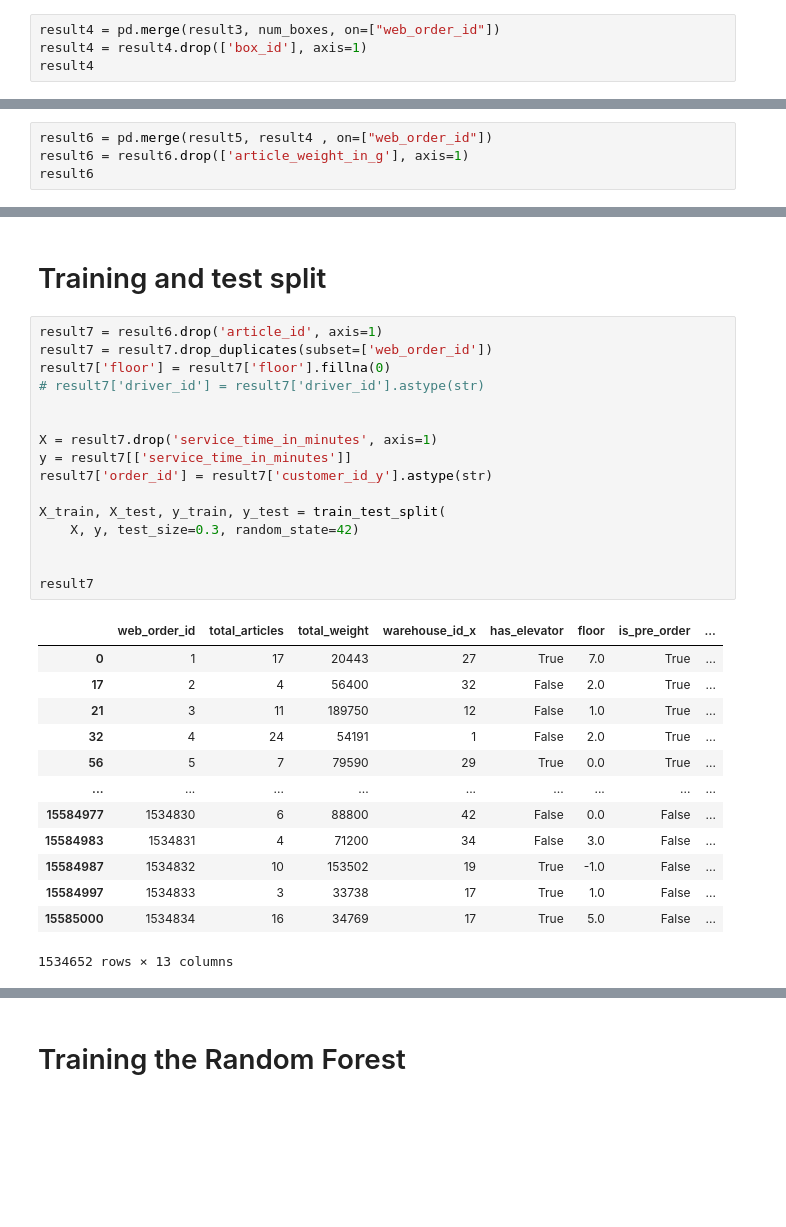
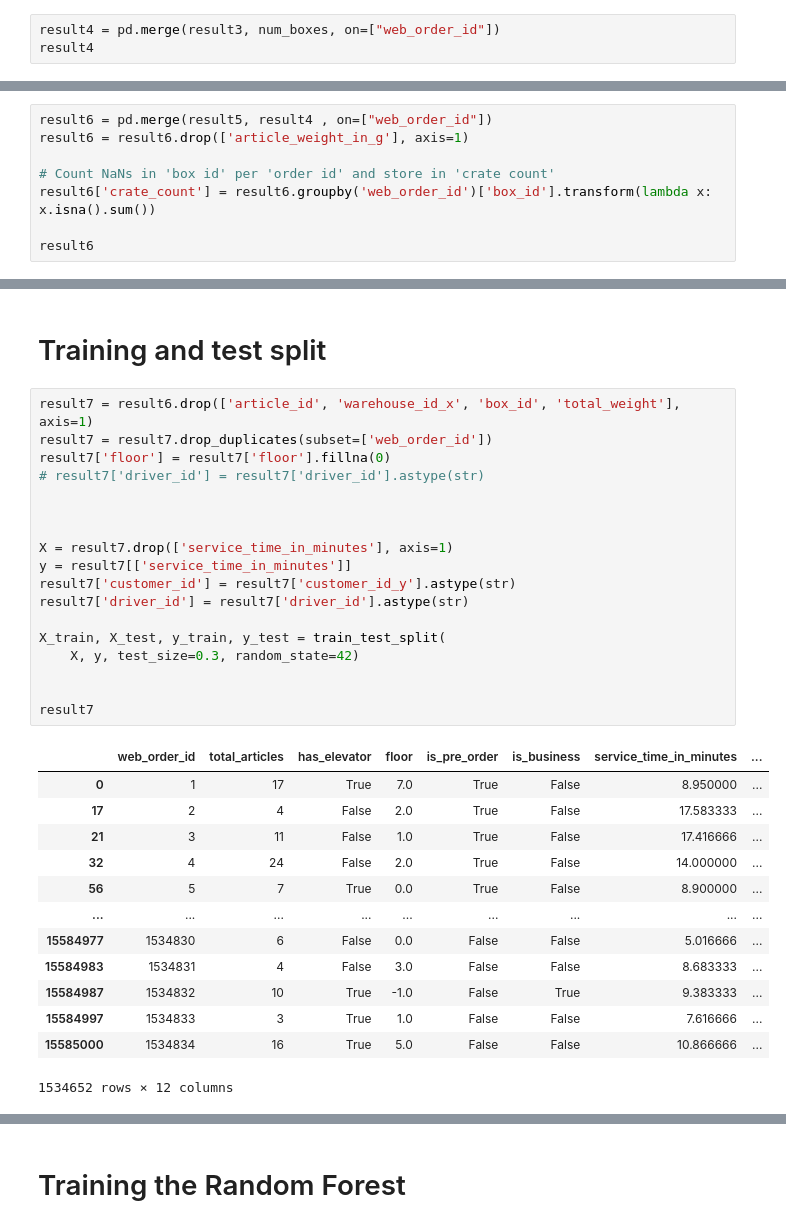
Before and after one commit to eelisee/flaschenpost, a Jupyter notebook: emil-playground.ipynb, the cells around one changed output, grey strips where cells are left out. Drawn from its saved outputs; the diff is of its cells as text; blank space fills up the shorter version.

```diff
--- a/emil-playground.ipynb
+++ b/emil-playground.ipynb
@@ -177,6 +177,5 @@ print(num_boxes)
 [1534652 rows x 2 columns]
 # %%
 result4 = pd.merge(result3, num_boxes, on=["web_order_id"])
-result4 = result4.drop(['box_id'], axis=1)
 result4
 # %% [output]
@@ -228,6 +227,10 @@ result5
 # %%
 result6 = pd.merge(result5, result4 , on=["web_order_id"])
 result6 = result6.drop(['article_weight_in_g'], axis=1)
+
+# Count NaNs in 'box id' per 'order id' and store in 'crate count'
+result6['crate_count'] = result6.groupby('web_order_id')['box_id'].transform(lambda x: x.isna().sum())
+
 result6
 # %% [output]
 |  | web_order_id | total_articles | total_weight | warehouse_id_x | has_elevator | floor | is_pre_order | ... |
@@ -246,35 +272,37 @@ result6
 # %% [markdown]
 # Training and test split
 # %%
-result7 = result6.drop('article_id', axis=1)
+result7 = result6.drop(['article_id', 'warehouse_id_x', 'box_id', 'total_weight'], axis=1)
 result7 = result7.drop_duplicates(subset=['web_order_id'])
 result7['floor'] = result7['floor'].fillna(0)
 # result7['driver_id'] = result7['driver_id'].astype(str)
 
 
-X = result7.drop('service_time_in_minutes', axis=1)
+
+X = result7.drop(['service_time_in_minutes'], axis=1)
 y = result7[['service_time_in_minutes']]
-result7['order_id'] = result7['customer_id_y'].astype(str)
+result7['customer_id'] = result7['customer_id_y'].astype(str)
+result7['driver_id'] = result7['driver_id'].astype(str)
 
 X_train, X_test, y_train, y_test = train_test_split(
     X, y, test_size=0.3, random_state=42)
 
 
 result7
 # %% [output]
-|  | web_order_id | total_articles | total_weight | warehouse_id_x | has_elevator | floor | is_pre_order | ... |
-| 0 | 1 | 17 | 20443 | 27 | True | 7.0 | True | ... |
-| 17 | 2 | 4 | 56400 | 32 | False | 2.0 | True | ... |
-| 21 | 3 | 11 | 189750 | 12 | False | 1.0 | True | ... |
-| 32 | 4 | 24 | 54191 | 1 | False | 2.0 | True | ... |
-| 56 | 5 | 7 | 79590 | 29 | True | 0.0 | True | ... |
+|  | web_order_id | total_articles | has_elevator | floor | is_pre_order | is_business | service_time_in_minutes | ... |
+| 0 | 1 | 17 | True | 7.0 | True | False | 8.950000 | ... |
+| 17 | 2 | 4 | False | 2.0 | True | False | 17.583333 | ... |
+| 21 | 3 | 11 | False | 1.0 | True | False | 17.416666 | ... |
+| 32 | 4 | 24 | False | 2.0 | True | False | 14.000000 | ... |
+| 56 | 5 | 7 | True | 0.0 | True | False | 8.900000 | ... |
 | ... | ... | ... | ... | ... | ... | ... | ... | ... |
-| 15584977 | 1534830 | 6 | 88800 | 42 | False | 0.0 | False | ... |
-| 15584983 | 1534831 | 4 | 71200 | 34 | False | 3.0 | False | ... |
-| 15584987 | 1534832 | 10 | 153502 | 19 | True | -1.0 | False | ... |
-| 15584997 | 1534833 | 3 | 33738 | 17 | True | 1.0 | False | ... |
-| 15585000 | 1534834 | 16 | 34769 | 17 | True | 5.0 | False | ... |
+| 15584977 | 1534830 | 6 | False | 0.0 | False | False | 5.016666 | ... |
+| 15584983 | 1534831 | 4 | False | 3.0 | False | False | 8.683333 | ... |
+| 15584987 | 1534832 | 10 | True | -1.0 | False | True | 9.383333 | ... |
+| 15584997 | 1534833 | 3 | True | 1.0 | False | False | 7.616666 | ... |
+| 15585000 | 1534834 | 16 | True | 5.0 | False | False | 10.866666 | ... |
-1534652 rows × 13 columns
+1534652 rows × 12 columns
 # %%
 print(result7.isna().sum())
 print(result7.dtypes)
```
Also changed, not shown: parts of 12 cells of this notebook.
